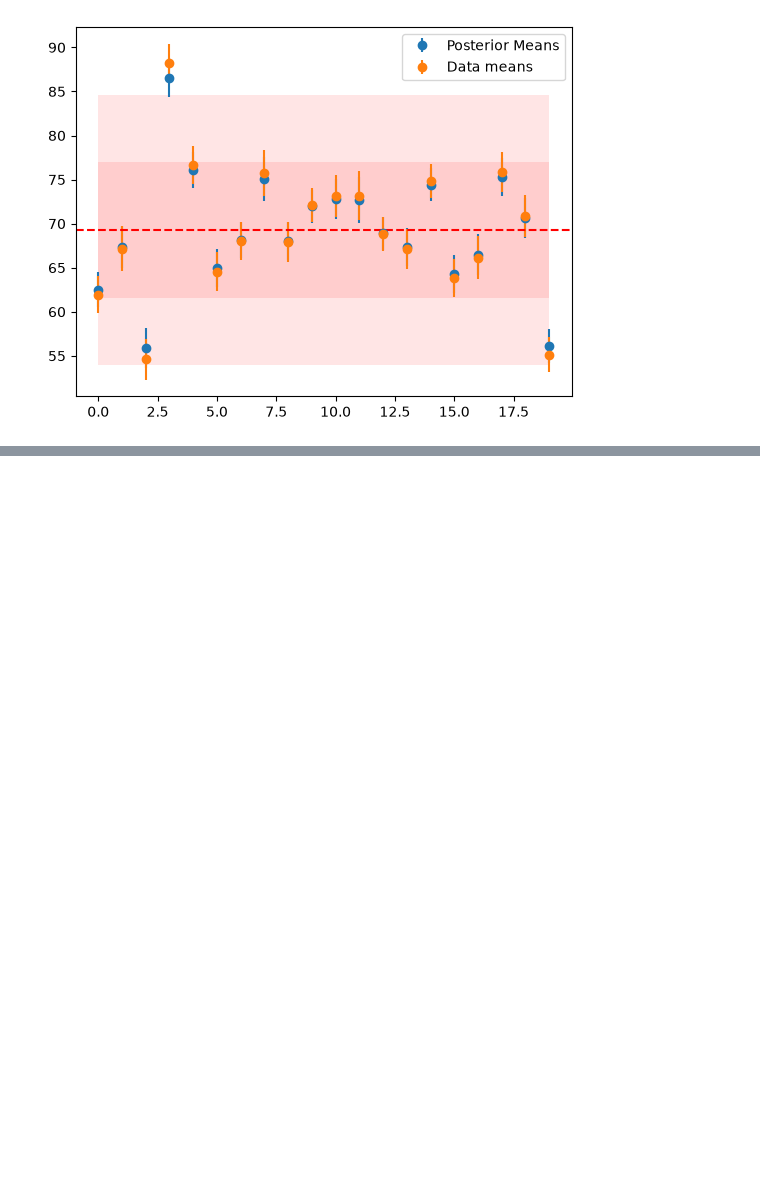
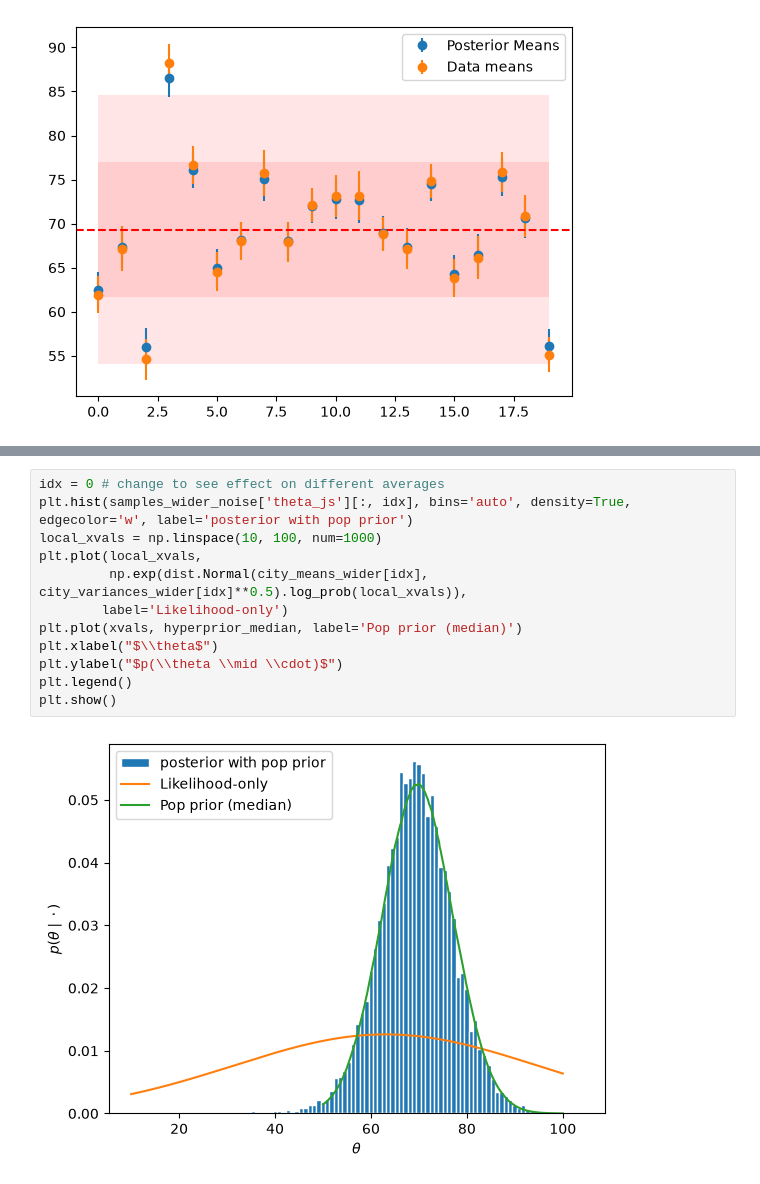
Before and after one commit to Bayesian-Statistics-ETH/Bayesian-Stats-HS2026, a Jupyter notebook: exercise_solutions/week9_jax_numpyro_solutions.ipynb, the cells around one changed output, grey strips where cells are left out. Saved outputs shown, nothing was run; the diff lists cells and outputs as text; blank space fills up the shorter version.

```diff
--- a/exercise_solutions/week9_jax_numpyro_solutions.ipynb
+++ b/exercise_solutions/week9_jax_numpyro_solutions.ipynb
@@ -242,0 +324,14 @@ plt.show()
+# %%
+idx = 0 # change to see effect on different averages
+plt.hist(samples_wider_noise['theta_js'][:, idx], bins='auto', density=True, edgecolor='w', label='posterior with pop prior')
+local_xvals = np.linspace(10, 100, num=1000)
+plt.plot(local_xvals,
+         np.exp(dist.Normal(city_means_wider[idx], city_variances_wider[idx]**0.5).log_prob(local_xvals)),
+        label='Likelihood-only')
+plt.plot(xvals, hyperprior_median, label='Pop prior (median)')
+plt.xlabel("$\\theta$")
+plt.ylabel("$p(\\theta \\mid \\cdot)$")
+plt.legend()
+plt.show()
+# %% [output]
+[figure, added]
```
Also changed, not shown: parts of 18 cells of this notebook.
